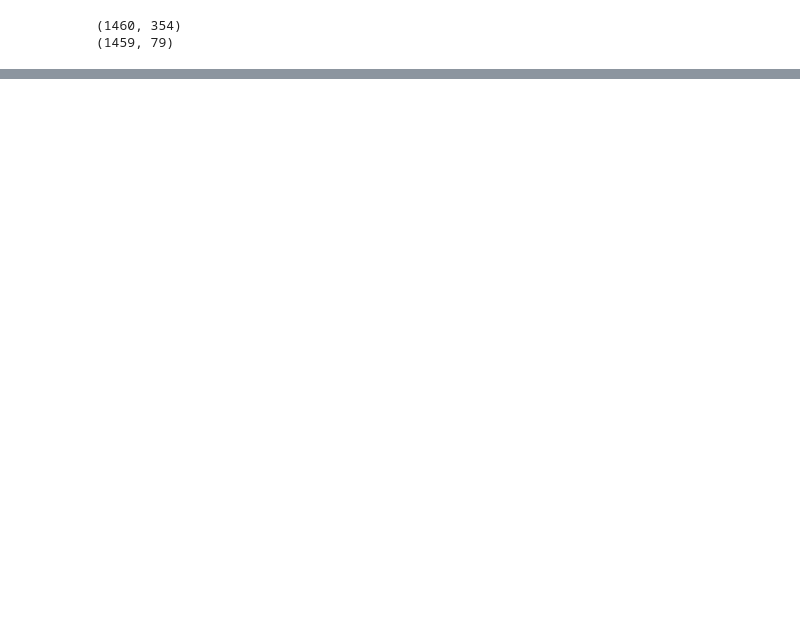
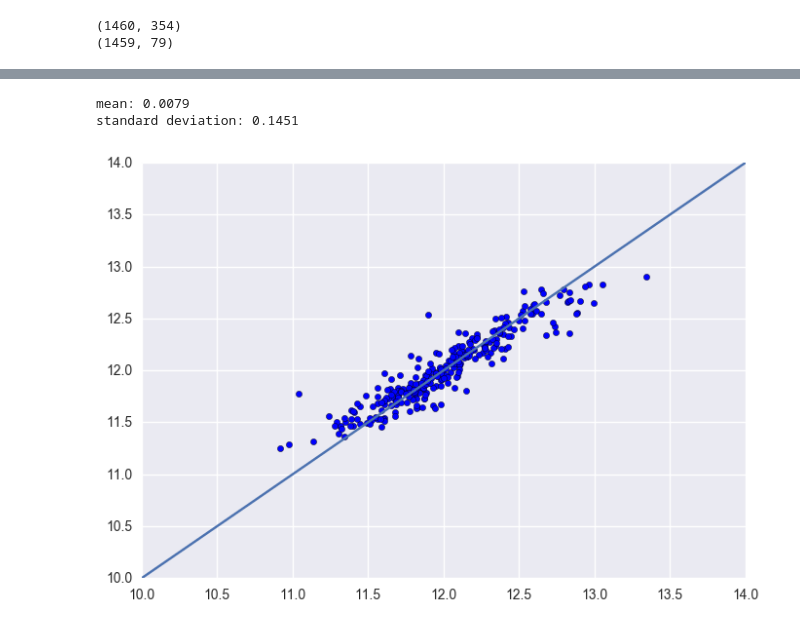
Before and after one commit to kctobin/207, a Jupyter notebook: RealEstateFinal - Models.ipynb, the cells around one changed output, grey strips where cells are left out. Cells and saved outputs as stored; diff of their text form; code cells hidden in the pictures; blank space fills up the shorter version.

```diff
--- a/RealEstateFinal - Models.ipynb
+++ b/RealEstateFinal - Models.ipynb
@@ -193,3 +194,10 @@ ExtraTreesRegressor(bootstrap=True, criterion='mse', max_depth=None,
+# %%
+etr_best = ETR(n_estimators =gs2.best_params_['n_estimators'],max_features =gs2.best_params_['max_features'], criterion = "mse", bootstrap = True)
+plot_it(etr_best)
+# %% [output]
+mean: 0.0079
+standard deviation: 0.1451
+[figure, added]
 # %%
 ##GradientBoostingRegressor
 est = [200,250,300,350,400]
```
Also changed, not shown: parts of 29 cells of this notebook.
